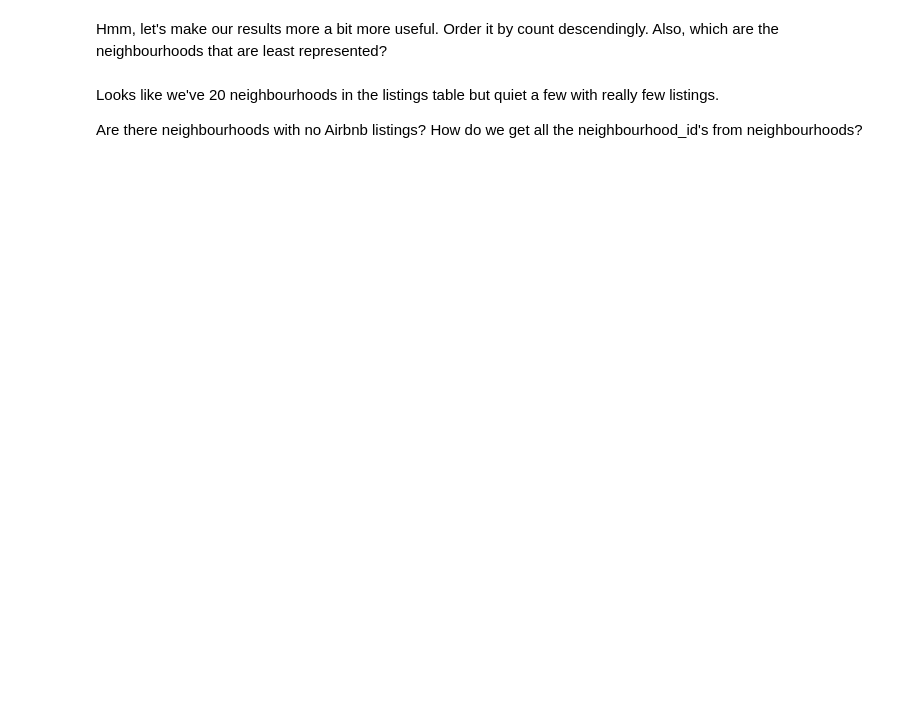
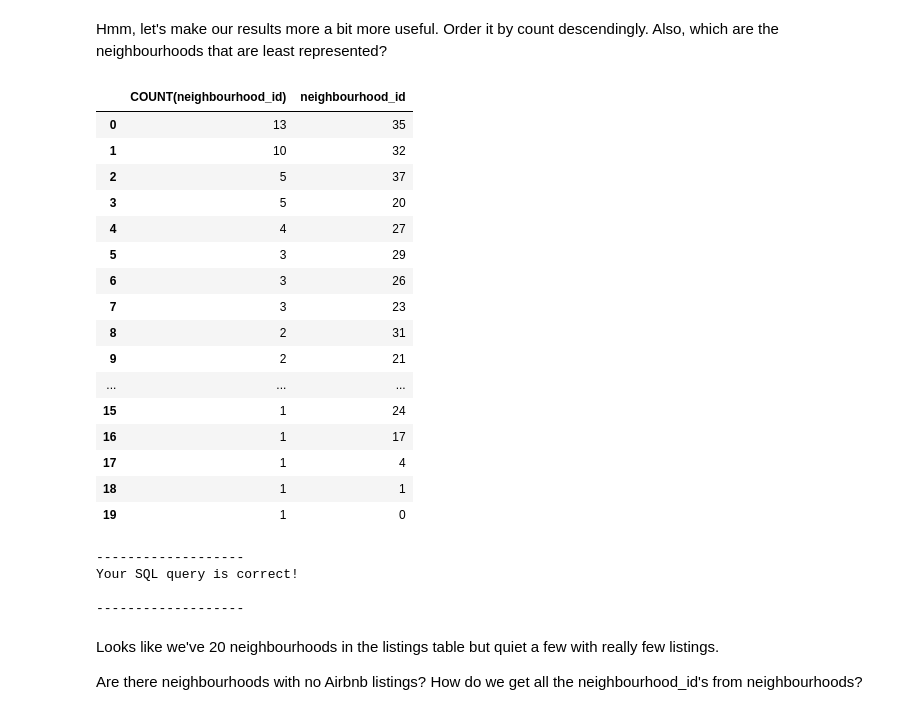
Before and after one commit to DuretiShemsi/SQLQueryProject, a Jupyter notebook: Dureti_Shemsi_Week_2_Project_SQLCC.ipynb, the cells around one changed output. Drawn from its saved outputs; the diff is of its cells as text; code cells hidden in the pictures; blank space fills up the shorter version.

```diff
--- a/Dureti_Shemsi_Week_2_Project_SQLCC.ipynb
+++ b/Dureti_Shemsi_Week_2_Project_SQLCC.ipynb
@@ -342,17 +365,42 @@ Hmm, let's make our results more a bit more useful. Order it by count descending
 # %%
 ### Question: q2_4_2
 # Instructions:
 # 1/ Fetch neighbourhood_id from the listings table
 # 2/ For the second column get the number of listings in each neighbourhood
 # 3/ Make sure to order by count descendingly.
 
 # TO BE COMPLETED
 query = """
-SELECT ... FROM listings
+SELECT COUNT(neighbourhood_id), neighbourhood_id
+FROM listings
+GROUP BY neighbourhood_id
+ORDER BY COUNT(listing) DESC
 """
 
 run(query)
 check(q2_4_2 = query)
+# %% [output]
+|  | COUNT(neighbourhood_id) | neighbourhood_id |
+| 0 | 13 | 35 |
+| 1 | 10 | 32 |
+| 2 | 5 | 37 |
+| 3 | 5 | 20 |
+| 4 | 4 | 27 |
+| 5 | 3 | 29 |
+| 6 | 3 | 26 |
+| 7 | 3 | 23 |
+| 8 | 2 | 31 |
+| 9 | 2 | 21 |
+| ... | ... | ... |
+| 15 | 1 | 24 |
+| 16 | 1 | 17 |
+| 17 | 1 | 4 |
+| 18 | 1 | 1 |
+| 19 | 1 | 0 |
+-------------------
+Your SQL query is correct!
+
+-------------------
 # %% [markdown]
 Looks like we've 20 neighbourhoods in the listings table but quiet a few with really few listings.
 
```
Also changed, not shown: parts of 2 cells of this notebook.
